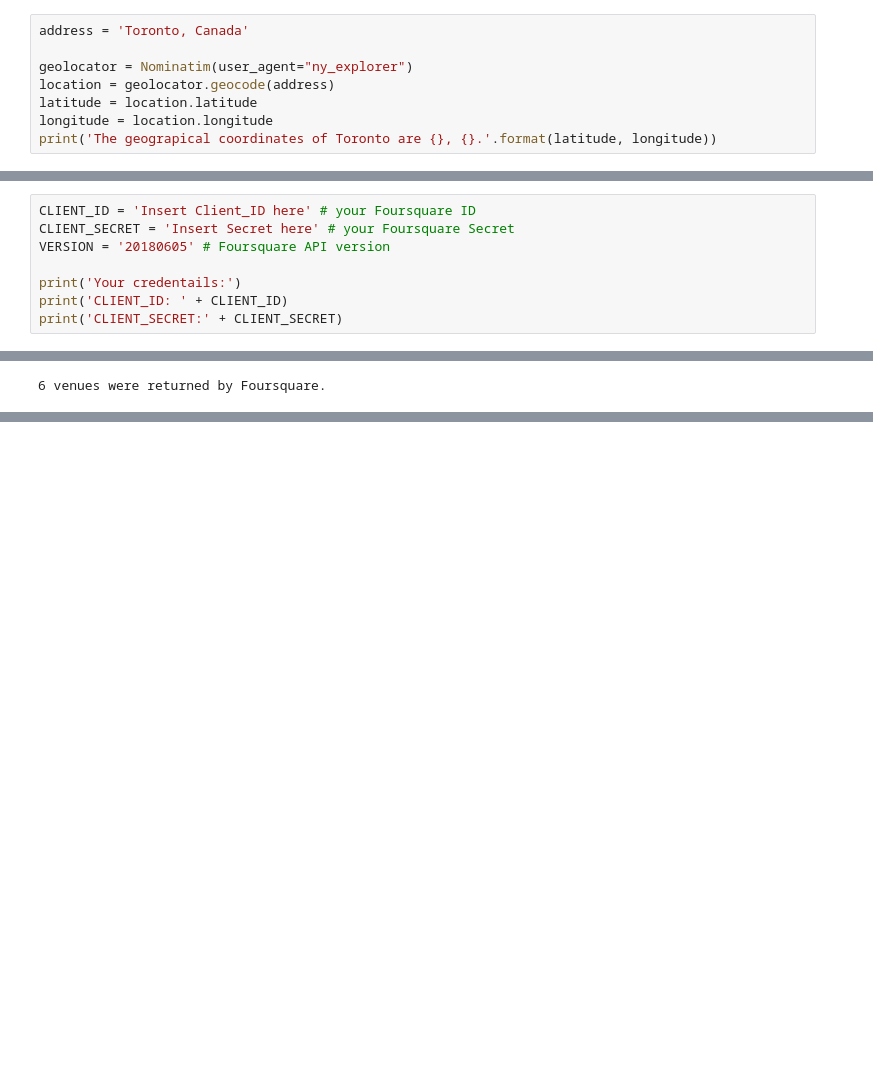
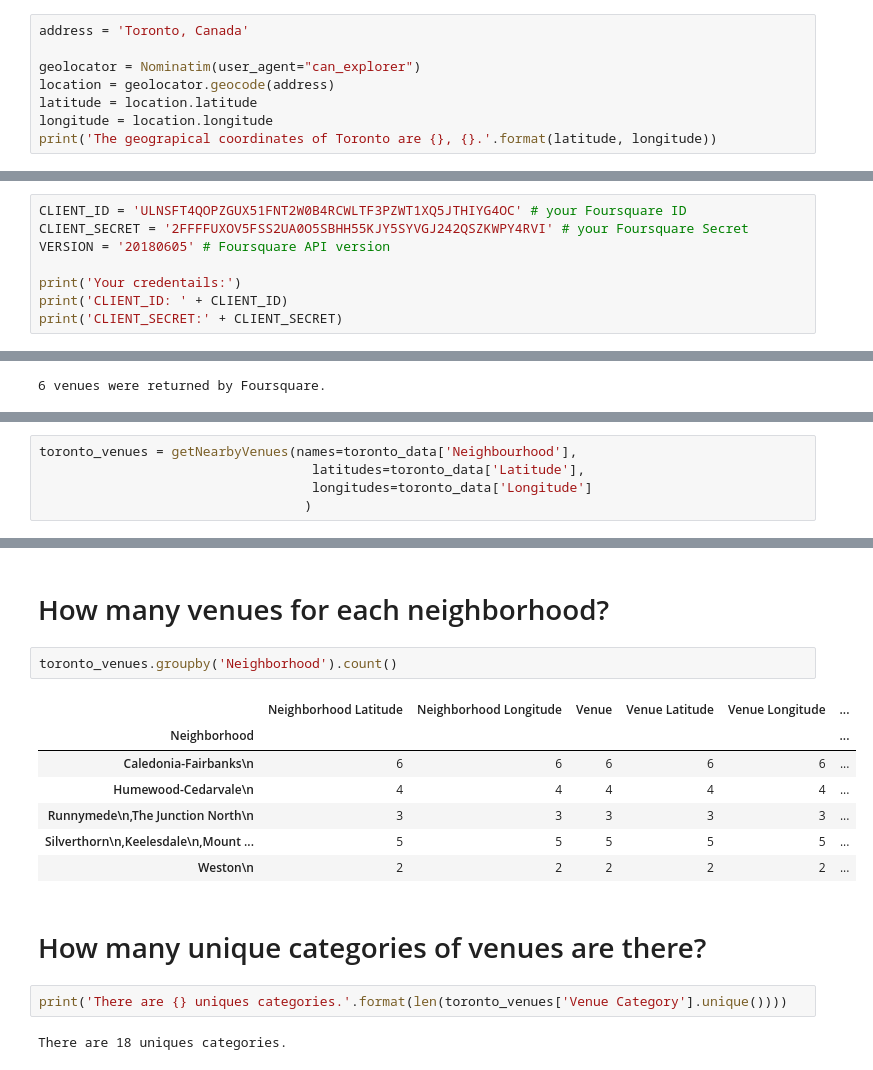
Before and after one commit to gmcookie/Coursera_Capstone, a Jupyter notebook: Toronto Capstone .ipynb, the cells around one changed output, grey strips where cells are left out. Drawn from its saved outputs; the diff is of its cells as text; blank space fills up the shorter version.

Commit message:
Added neighborhood venue analysis

```diff
--- a/Toronto Capstone .ipynb
+++ b/Toronto Capstone .ipynb
@@ -240,7 +212,7 @@ The dataframe has 11 boroughs and 103 Neighbourhood.
 # %%
 address = 'Toronto, Canada'
 
-geolocator = Nominatim(user_agent="ny_explorer")
+geolocator = Nominatim(user_agent="can_explorer")
 location = geolocator.geocode(address)
 latitude = location.latitude
 longitude = location.longitude
@@ -272,8 +283,8 @@ map_toronto
 # %% [markdown]
 # Set up your Foursquare credentials
 # %%
-CLIENT_ID = 'Insert Client_ID here' # your Foursquare ID
-CLIENT_SECRET = 'Insert Secret here' # your Foursquare Secret
+CLIENT_ID = 'ULNSFT4QOPZGUX51FNT2W0B4RCWLTF3PZWT1XQ5JTHIYG4OC' # your Foursquare ID
+CLIENT_SECRET = '2FFFFUXOV5FSS2UA0O5SBHH55KJY5SYVGJ242QSZKWPY4RVI' # your Foursquare Secret
 VERSION = '20180605' # Foursquare API version
 
 print('Your credentails:')
@@ -392,0 +448,5 @@ print('{} venues were returned by Foursquare.'.format(nearby_venues.shape[0]))
+# %%
+toronto_venues = getNearbyVenues(names=toronto_data['Neighbourhood'],
+                                   latitudes=toronto_data['Latitude'],
+                                   longitudes=toronto_data['Longitude']
+                                  )
@@ -392,0 +480,18 @@ print('{} venues were returned by Foursquare.'.format(nearby_venues.shape[0]))
+# %% [markdown]
+# How many venues for each neighborhood?
+# %%
+toronto_venues.groupby('Neighborhood').count()
+# %% [output]
+|  | Neighborhood Latitude | Neighborhood Longitude | Venue | Venue Latitude | Venue Longitude | ... |
+| Neighborhood |  |  |  |  |  | ... |
+| Caledonia-Fairbanks\n | 6 | 6 | 6 | 6 | 6 | ... |
+| Humewood-Cedarvale\n | 4 | 4 | 4 | 4 | 4 | ... |
+| Runnymede\n,The Junction North\n | 3 | 3 | 3 | 3 | 3 | ... |
+| Silverthorn\n,Keelesdale\n,Mount ... | 5 | 5 | 5 | 5 | 5 | ... |
+| Weston\n | 2 | 2 | 2 | 2 | 2 | ... |
+# %% [markdown]
+# How many unique categories of venues are there?
+# %%
+print('There are {} uniques categories.'.format(len(toronto_venues['Venue Category'].unique())))
+# %% [output]
+There are 18 uniques categories.
```
Also changed, not shown: parts of 32 cells of this notebook.
